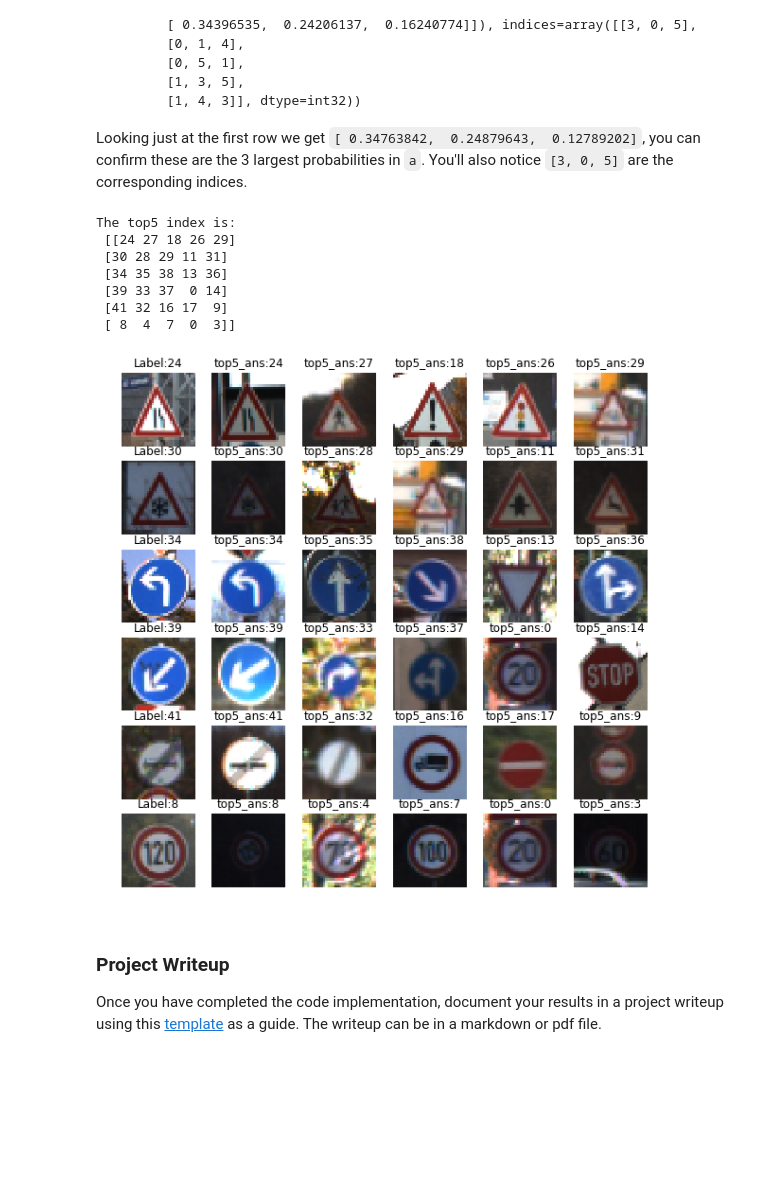
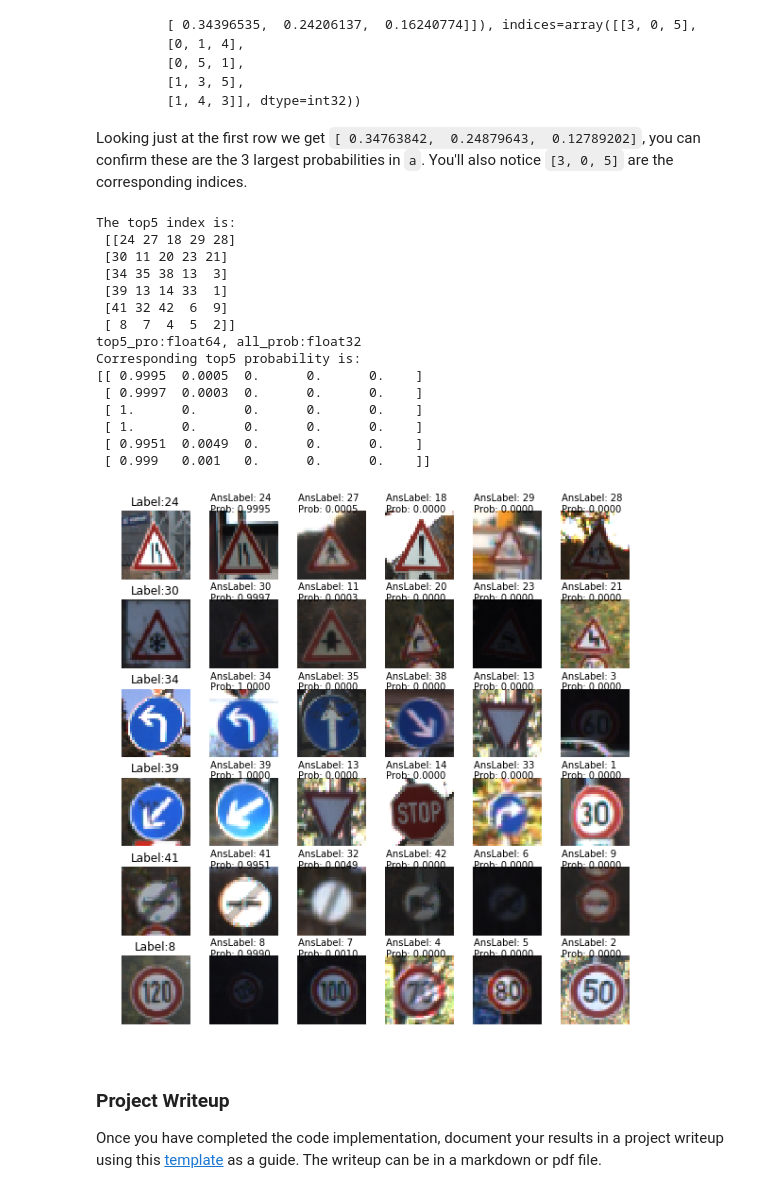
Before and after one commit to sd707589/CarND-Traffic-Sign-Classifier-Project, a Jupyter notebook: Traffic_Sign_Classifier.ipynb, the cells around one changed output. Saved outputs shown, nothing was run; the diff lists cells and outputs as text; code cells hidden in the pictures; blank space fills up the shorter version.

```diff
--- a/Traffic_Sign_Classifier.ipynb
+++ b/Traffic_Sign_Classifier.ipynb
@@ -356,13 +365,17 @@ with tf.Session() as sess:
     print()
     for i in range(EPOCHS):
         X_train, y_train = shuffle(X_train, y_train)
+        train_ac=None
         for offset in range(0, num_examples, BATCH_SIZE):
+            global train_ac
             end = offset + BATCH_SIZE
             batch_x, batch_y = X_train[offset:end], y_train[offset:end]
-            sess.run(training_operation, feed_dict={x: batch_x, y: batch_y, keep_prob: 0.5})
+            _,train_ac=sess.run((training_operation,accuracy_operation),
+                                      feed_dict={x: batch_x, y: batch_y, keep_prob: 0.5})
 
         validation_accuracy = evaluate(X_valid, y_valid)
         print("EPOCH {} ...".format(i+1))
+        print("Train accuracy is {:.3f}".format(train_ac))
         print("Validation Accuracy = {:.3f}".format(validation_accuracy))
         print()
 
@@ -501,43 +514,66 @@ Looking just at the first row we get `[ 0.34763842,  0.24879643,  0.12789202]`,
 # %%
 ### Print out the top five softmax probabilities for the predictions on the German traffic sign images found on the web.
 ### Feel free to use as many code cells as needed.
-top_5=tf.nn.top_k(tf.nn.softmax(logits),5)
+softmax_probab=tf.nn.softmax(logits)
+top_5=tf.nn.top_k(softmax_probab,5)
 with tf.Session() as sess:
     saver.restore(sess, tf.train.latest_checkpoint('.'))
-    ans_top_5=sess.run(top_5, feed_dict={x: images1, keep_prob: 1.0})
+    sf_prob,ans_top_5=sess.run((softmax_probab,top_5), feed_dict={x: images1, keep_prob: 1.0})
 ind_top5=ans_top_5.indices
 print("The top5 index is:\n",ind_top5)
 
+def getProbability(index1,all_prob):
+    top5_pro=np.zeros_like(index1).astype(np.float64)
+    print("top5_pro:{0}, all_prob:{1}".format(top5_pro.dtype, all_prob.dtype))
+    for row in range(len(index1)):
+        for col in range(len(index1[0])):
+            top5_pro[row][col]=all_prob[row][index1[row][col]]
+    return top5_pro
+
+probs_top5=getProbability(ind_top5,sf_prob)
+np.set_printoptions(precision=4, suppress=True)
+print("Corresponding top5 probability is:\n{}".format(probs_top5))
+
 # plotting traffic sign images
-def display_labels_and_ans(imgs,labs,inds):
+def display_labels_and_ans(imgs,labs,inds,probs):
     plt.figure(figsize=(10, 10))
     show_rows=len(labs)
     show_cols=len(inds[0])
     y_list=y_test.tolist()
     for i in range(show_rows):
         plt.subplot(show_rows,show_cols+1,i*show_cols+i+1)
         plt.axis('off')
         plt.title("Label:{}".format(labs[i]))
         plt.imshow(imgs[i])
         for j in range(show_cols):
             image=X_test[y_list.index(inds[i][j])]
             plt.subplot(show_rows,show_cols+1,i*show_cols+i+2+j)
             plt.axis('off')
-            plt.title("top5_ans:{}".format(inds[i][j]))
+#            plt.title("top5_ans:{}".format(inds[i][j]))
+            plt.subplots_adjust(wspace=0, hspace=0.3)
+            plt.text(0, 0, "AnsLabel: {0}\nProb: {1:.4f}".format(inds[i][j], probs[i][j]))
             plt.imshow(image)
     plt.show()
     return
 
-display_labels_and_ans(images1, labels1,ind_top5)
+display_labels_and_ans(images1, labels1,ind_top5,probs_top5)
 # %% [output]
 The top5 index is:
- [[24 27 18 26 29]
- [30 28 29 11 31]
- [34 35 38 13 36]
- [39 33 37  0 14]
- [41 32 16 17  9]
- [ 8  4  7  0  3]]
+ [[24 27 18 29 28]
+ [30 11 20 23 21]
+ [34 35 38 13  3]
+ [39 13 14 33  1]
+ [41 32 42  6  9]
+ [ 8  7  4  5  2]]
+top5_pro:float64, all_prob:float32
+Corresponding top5 probability is:
+[[ 0.9995  0.0005  0.      0.      0.    ]
+ [ 0.9997  0.0003  0.      0.      0.    ]
+ [ 1.      0.      0.      0.      0.    ]
+ [ 1.      0.      0.      0.      0.    ]
+ [ 0.9951  0.0049  0.      0.      0.    ]
+ [ 0.999   0.001   0.      0.      0.    ]]
-[figure, old version]
+[figure, new version]
 # %% [markdown]
 ### Project Writeup
 
```
Also changed, not shown: parts of 3 cells of this notebook, 22 other files.
